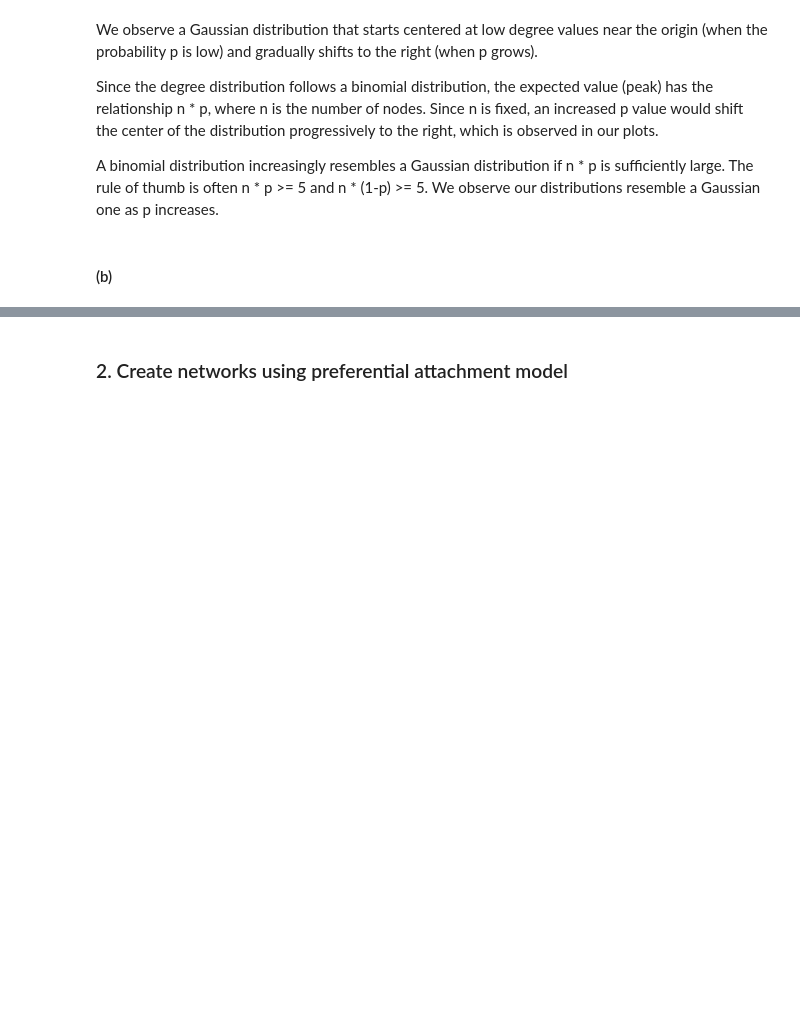
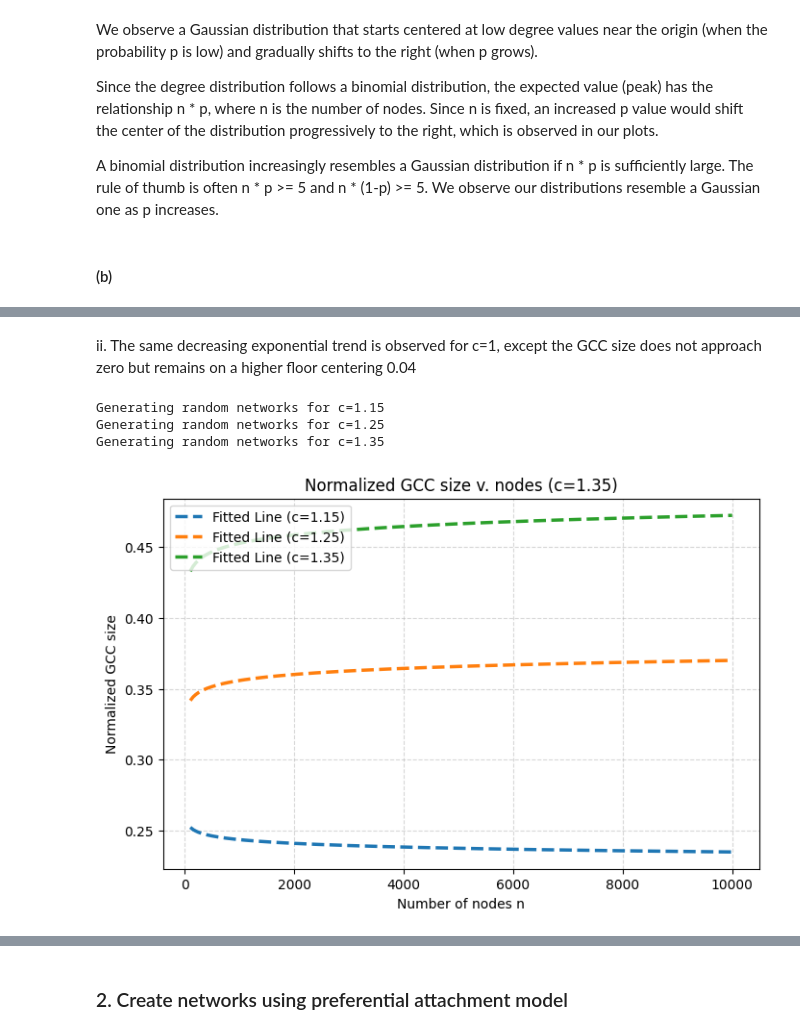
Before and after one commit to enoccer/ECE232E_repo, a Jupyter notebook: Project1/project1.ipynb, the cells around one changed output, grey strips where cells are left out. Cells and saved outputs as stored; diff of their text form; code cells hidden in the pictures; blank space fills up the shorter version.

```diff
--- a/Project1/project1.ipynb
+++ b/Project1/project1.ipynb
@@ -62,0 +101,11 @@ p=0.100 P(conn)~1.00 avg GCC frac~1.00
+# %% [markdown]
+ii. The same decreasing exponential trend is observed for c=1, except the GCC size does not approach zero but remains on a higher floor centering 0.04
+# %%
+import project1_code
+from project1_code import question_1d_part_iv
+question_1d_part_iv()
+# %% [output]
+Generating random networks for c=1.15
+Generating random networks for c=1.25
+Generating random networks for c=1.35
+[figure, added]
```
Also changed, not shown: parts of 12 cells of this notebook, 1 other file.
